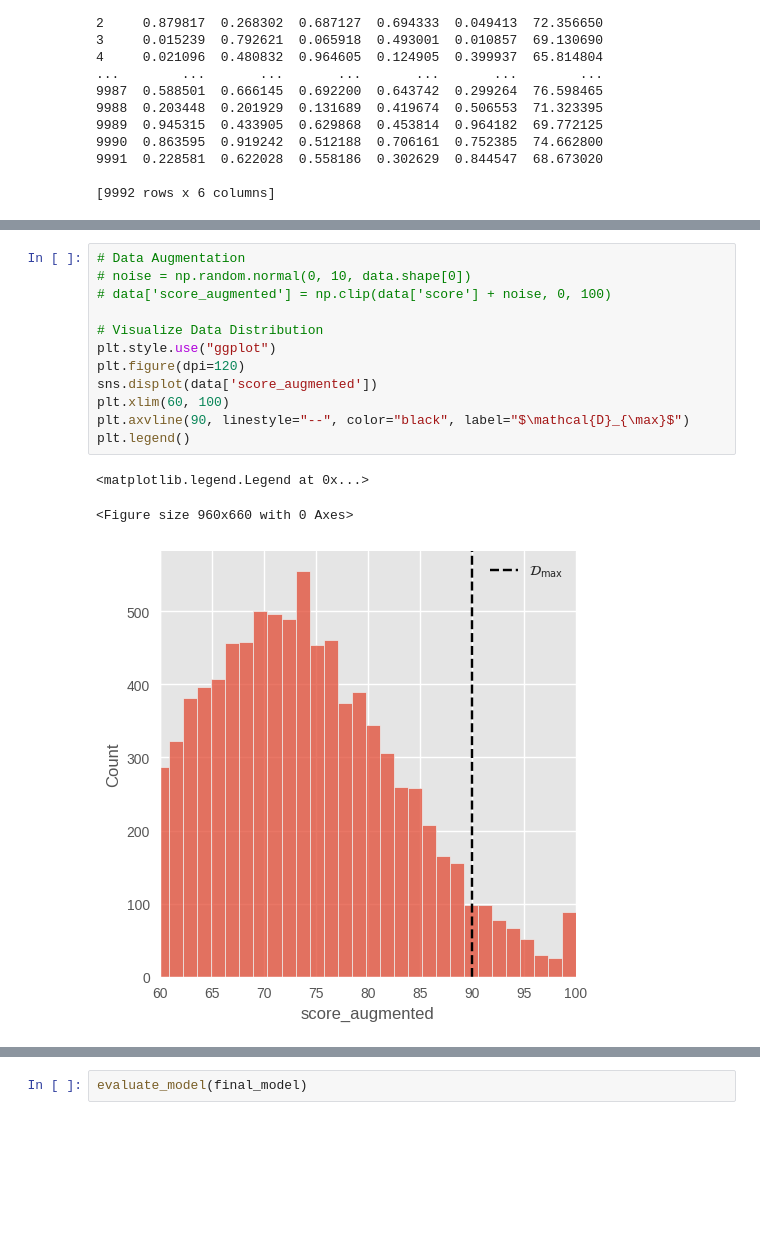
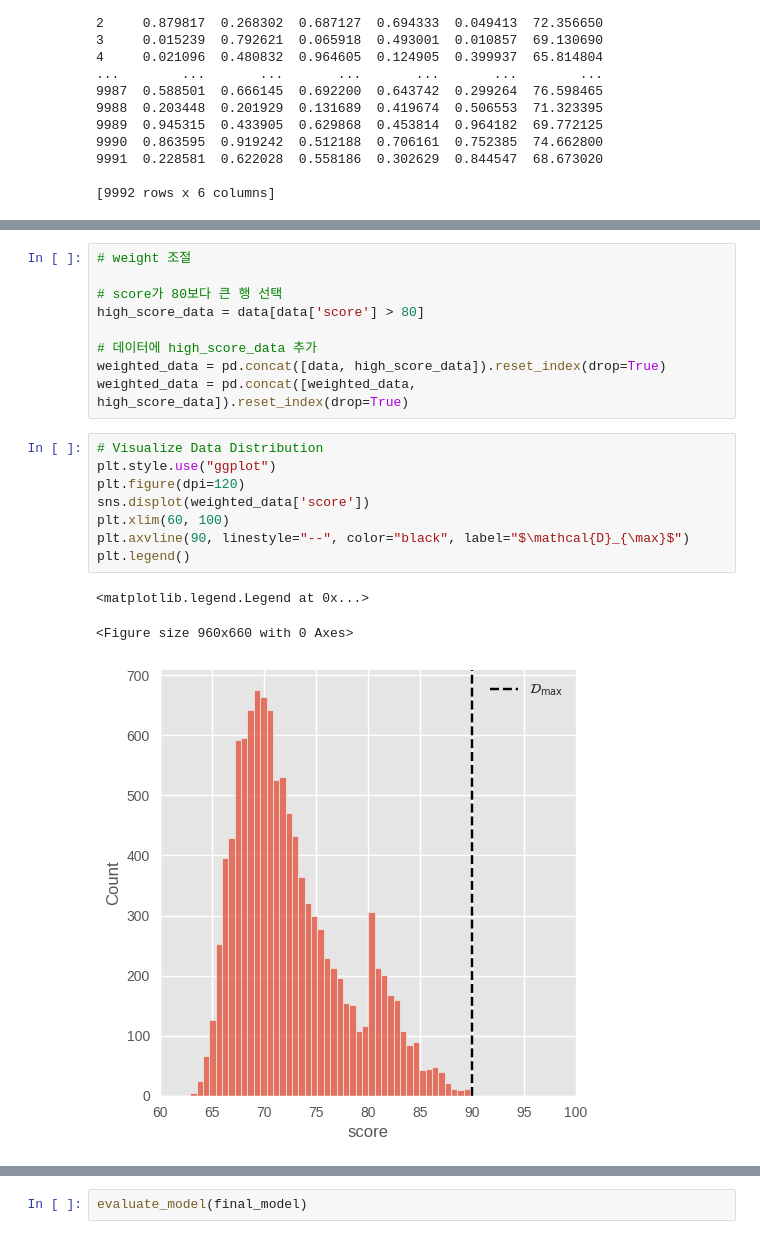
Before and after one commit to jihyena01/Data-Driven-Design-Optimization, a Jupyter notebook: data_modeling.ipynb, the cells around one changed output, grey strips where cells are left out. Drawn from its saved outputs; the diff is of its cells as text; blank space fills up the shorter version.

```diff
--- a/data_modeling.ipynb
+++ b/data_modeling.ipynb
@@ -39,16 +68,21 @@ plt.legend()
+# %%
+# weight 조절
+
+# score가 80보다 큰 행 선택
+high_score_data = data[data['score'] > 80]
+
+# 데이터에 high_score_data 추가
+weighted_data = pd.concat([data, high_score_data]).reset_index(drop=True)
+weighted_data = pd.concat([weighted_data, high_score_data]).reset_index(drop=True)
 # %%
-# Data Augmentation
-# noise = np.random.normal(0, 10, data.shape[0])
-# data['score_augmented'] = np.clip(data['score'] + noise, 0, 100)
-
 # Visualize Data Distribution
 plt.style.use("ggplot")
 plt.figure(dpi=120)
-sns.displot(data['score_augmented'])
+sns.displot(weighted_data['score'])
 plt.xlim(60, 100)
 plt.axvline(90, linestyle="--", color="black", label="$\mathcal{D}_{\max}$")
 plt.legend()
 # %% [output]
 <matplotlib.legend.Legend at 0x...>
 <Figure size 960x660 with 0 Axes>
-[figure, old version]
+[figure, new version]
```
Also changed, not shown: parts of 18 cells of this notebook.
